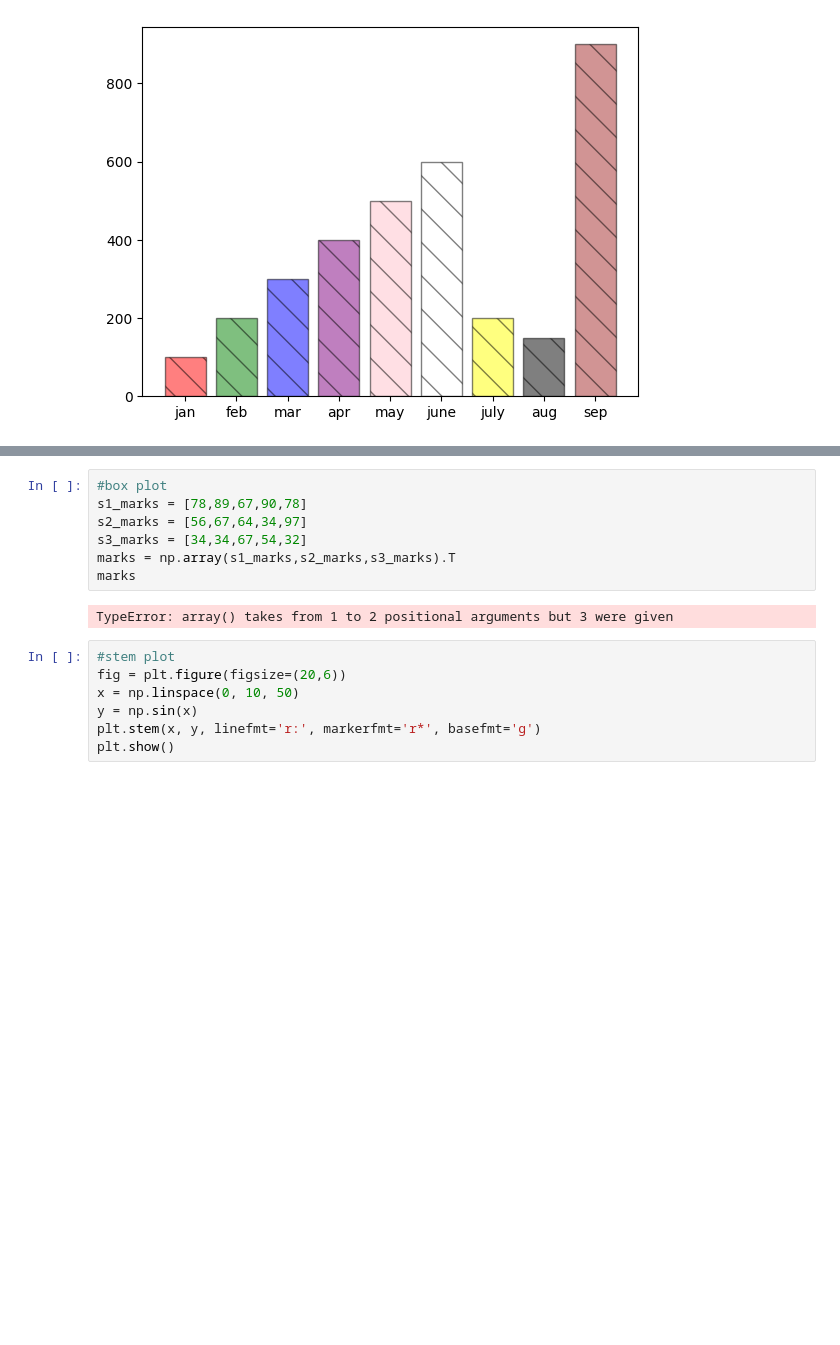
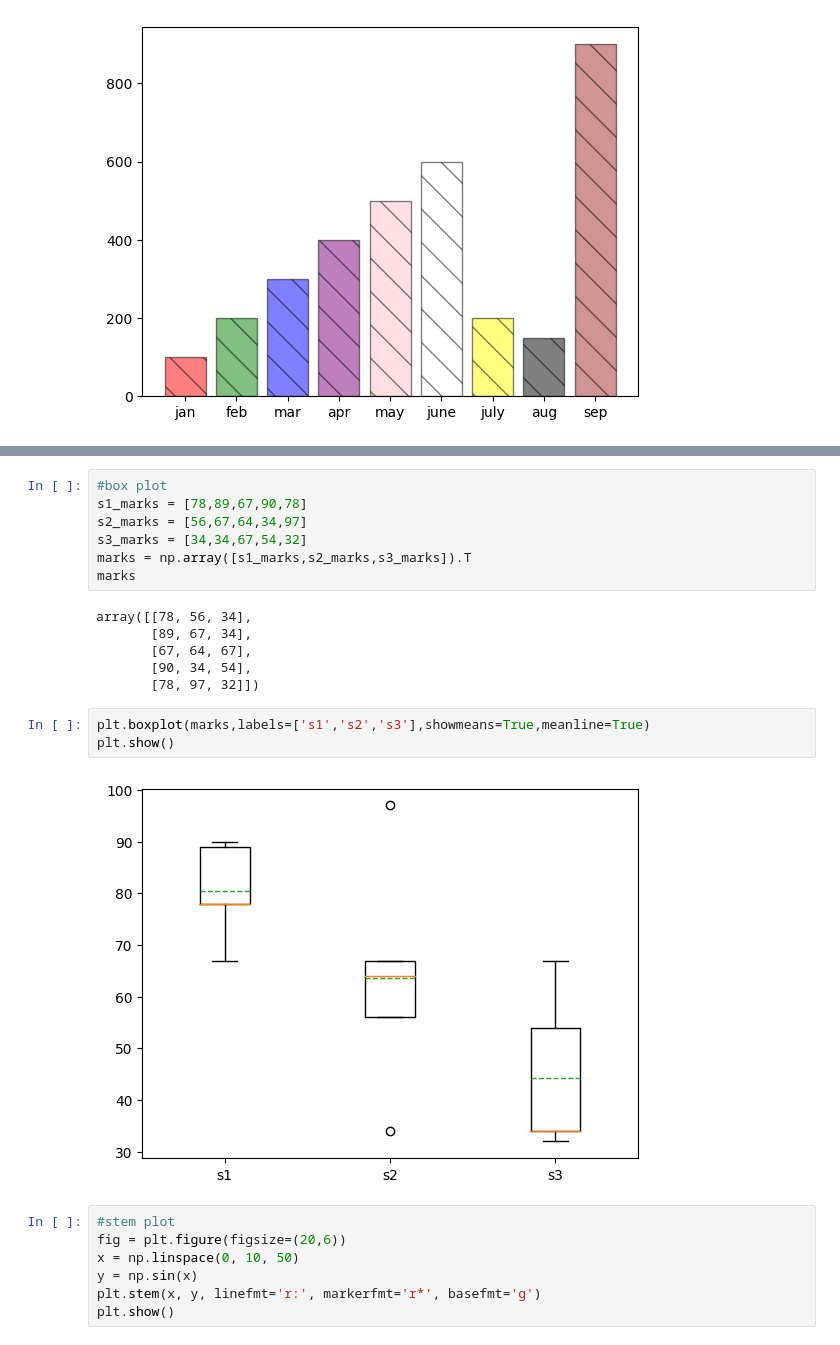
Before and after one commit to shubhankarsingh030/Digipoddium-python, a Jupyter notebook: Data_Analysis/visualization.ipynb, the cells around one changed output, grey strips where cells are left out. Saved outputs shown, nothing was run; the diff lists cells and outputs as text; blank space fills up the shorter version.

Commit message:
error solve

```diff
--- a/Data_Analysis/visualization.ipynb
+++ b/Data_Analysis/visualization.ipynb
@@ -160,10 +160,19 @@ plt.show()
 s1_marks = [78,89,67,90,78]
 s2_marks = [56,67,64,34,97]
 s3_marks = [34,34,67,54,32]
-marks = np.array(s1_marks,s2_marks,s3_marks).T
+marks = np.array([s1_marks,s2_marks,s3_marks]).T
 marks
 # %% [output]
-TypeError: array() takes from 1 to 2 positional arguments but 3 were given
+array([[78, 56, 34],
+       [89, 67, 34],
+       [67, 64, 67],
+       [90, 34, 54],
+       [78, 97, 32]])
+# %%
+plt.boxplot(marks,labels=['s1','s2','s3'],showmeans=True,meanline=True)
+plt.show()
+# %% [output]
+[figure, added]
 # %%
 #stem plot
 fig = plt.figure(figsize=(20,6))
```
Also changed, not shown: parts of 5 cells of this notebook.
